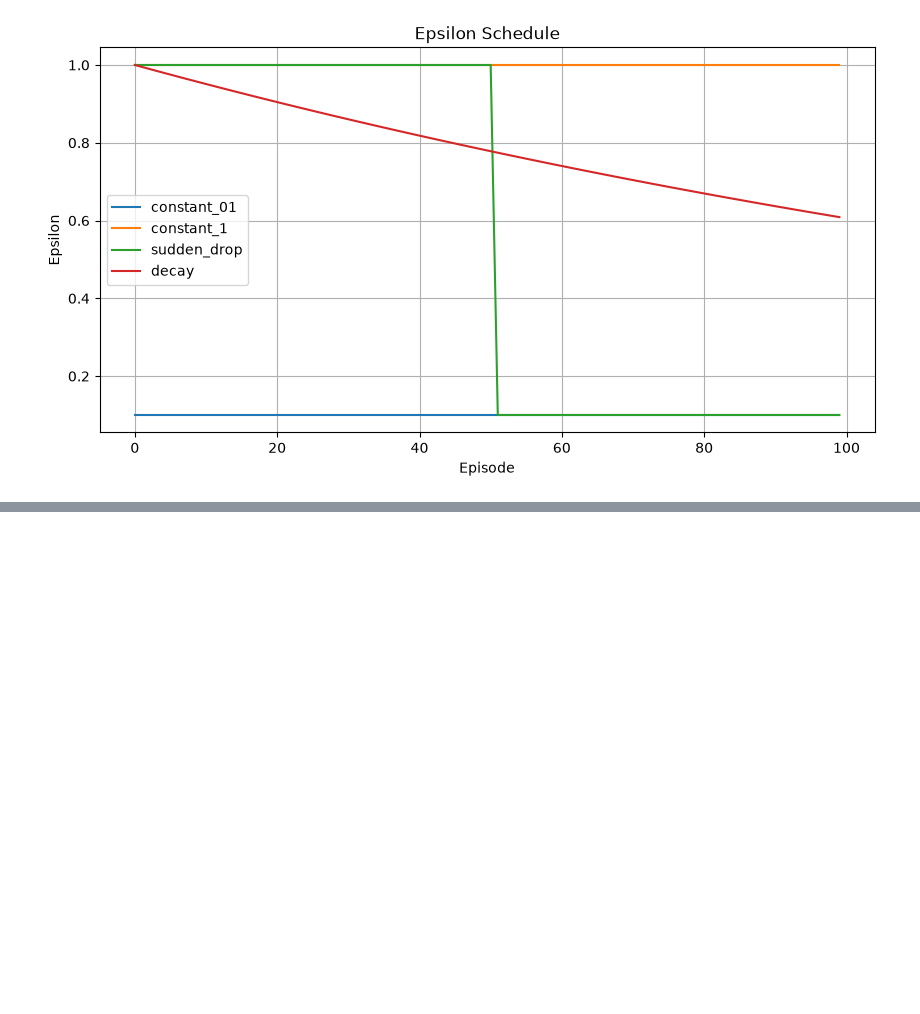
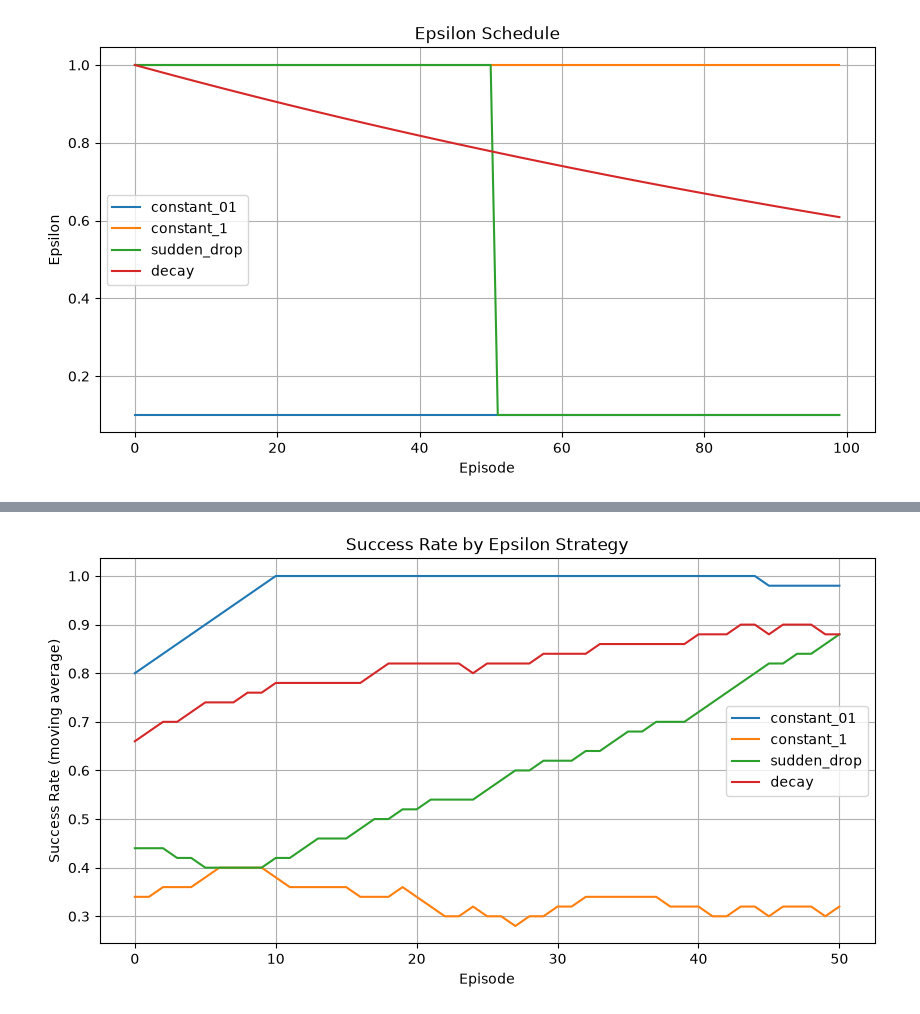
Before and after one commit to fueguito03/rl-mechanical-engineering, a Jupyter notebook: Projects/12_exploration.ipynb, the cells around one changed output, grey strips where cells are left out. Drawn from its saved outputs; the diff is of its cells as text; code cells hidden in the pictures; blank space fills up the shorter version.

Commit message:
results and discussion

```diff
--- a/Projects/12_exploration.ipynb
+++ b/Projects/12_exploration.ipynb
@@ -363,0 +364,16 @@ constant_1
+# %%
+plt.figure(figsize=(10, 5))
+
+for strategy in strategies:
+    success_log = results[strategy]["success_log"]
+    smoothed_success = moving_average(success_log, window=50)
+    plt.plot(smoothed_success, label=strategy)
+
+plt.xlabel("Episode")
+plt.ylabel("Success Rate (moving average)")
+plt.title("Success Rate by Epsilon Strategy")
+plt.legend()
+plt.grid(True)
+plt.show()
+# %% [output]
+[figure, added]
```
Also changed, not shown: parts of 4 cells of this notebook, 1 other file.
